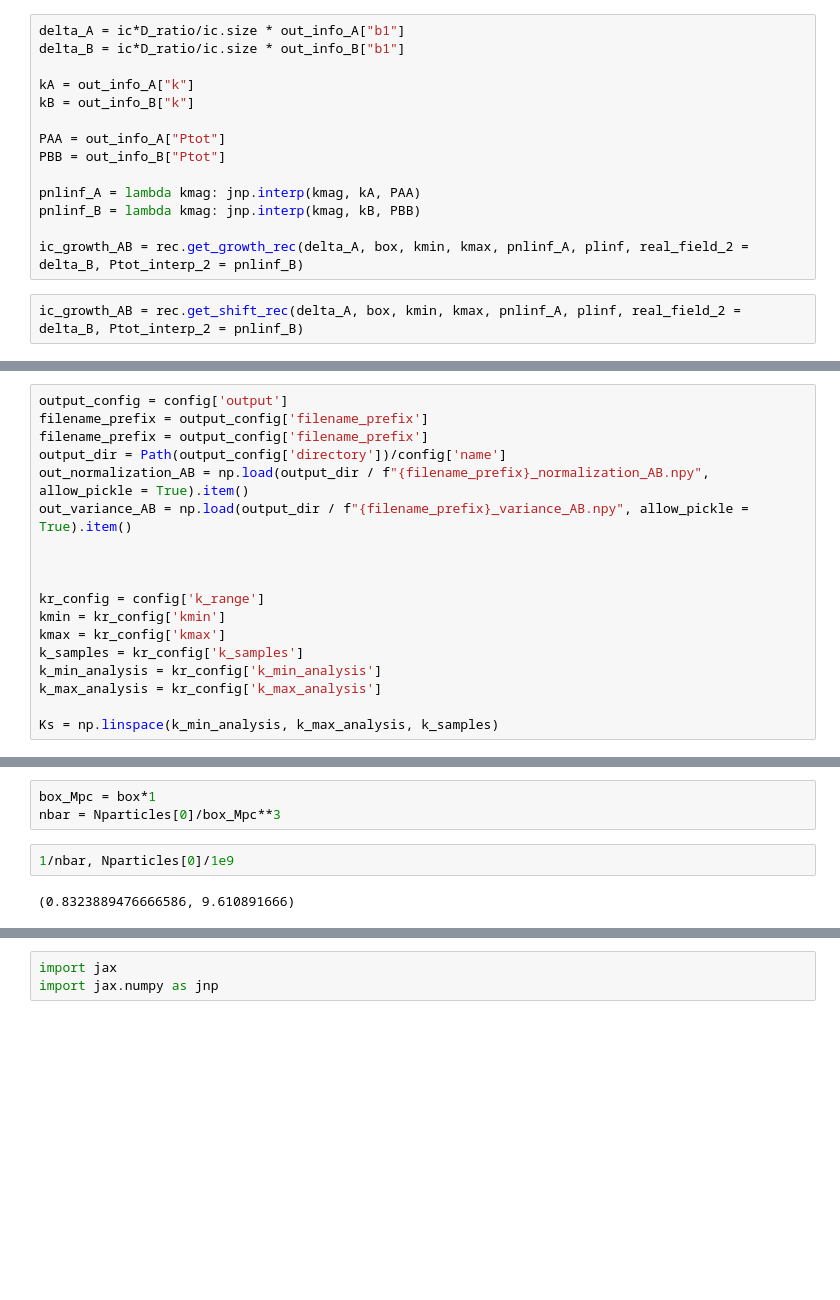
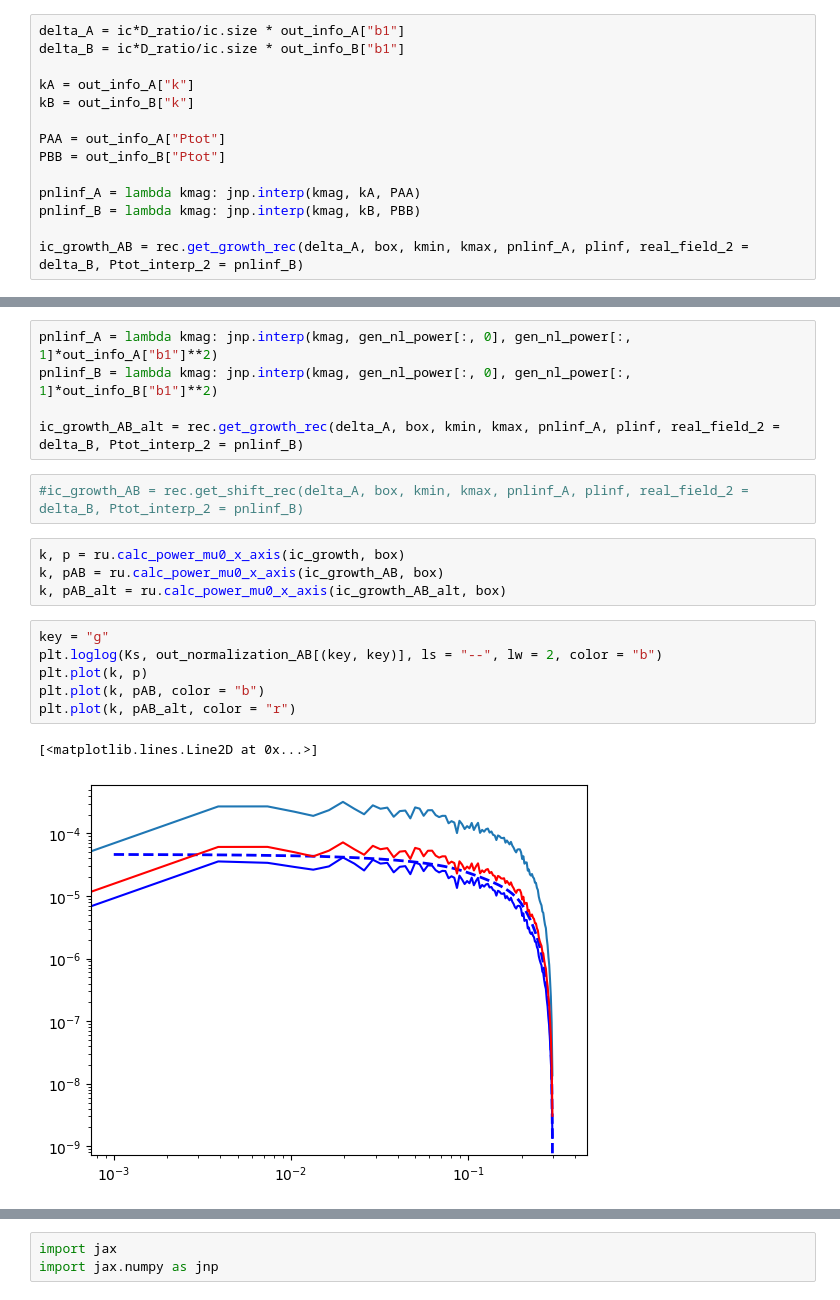
Before and after one commit to Saladino93/qeep, a Jupyter notebook: notebooks/abacus_growth_short.ipynb, the cells around one changed output, grey strips where cells are left out. Saved outputs shown, nothing was run; the diff lists cells and outputs as text; blank space fills up the shorter version.

```diff
--- a/notebooks/abacus_growth_short.ipynb
+++ b/notebooks/abacus_growth_short.ipynb
@@ -153,5 +153,3 @@ pnlinf_A = lambda kmag: jnp.interp(kmag, kA, PAA)
 pnlinf_B = lambda kmag: jnp.interp(kmag, kB, PBB)
 
 ic_growth_AB = rec.get_growth_rec(delta_A, box, kmin, kmax, pnlinf_A, plinf, real_field_2 = delta_B, Ptot_interp_2 = pnlinf_B)
-# %%
-ic_growth_AB = rec.get_shift_rec(delta_A, box, kmin, kmax, pnlinf_A, plinf, real_field_2 = delta_B, Ptot_interp_2 = pnlinf_B)
@@ -183,18 +155,0 @@ f = (
-# %%
-output_config = config['output']
-filename_prefix = output_config['filename_prefix']
-filename_prefix = output_config['filename_prefix']
-output_dir = Path(output_config['directory'])/config['name']
-out_normalization_AB = np.load(output_dir / f"{filename_prefix}_normalization_AB.npy", allow_pickle = True).item()
-out_variance_AB = np.load(output_dir / f"{filename_prefix}_variance_AB.npy", allow_pickle = True).item()
-
-
-
-kr_config = config['k_range']
-kmin = kr_config['kmin']
-kmax = kr_config['kmax']
-k_samples = kr_config['k_samples']
-k_min_analysis = kr_config['k_min_analysis']
-k_max_analysis = kr_config['k_max_analysis']
-
-Ks = np.linspace(k_min_analysis, k_max_analysis, k_samples)
@@ -731,7 +156,20 @@ box #Mpc/h
-# %%
-box_Mpc = box*1
-nbar = Nparticles[0]/box_Mpc**3
-# %%
-1/nbar, Nparticles[0]/1e9
-# %% [output]
-(0.8323889476666586, 9.610891666)
+# %%
+pnlinf_A = lambda kmag: jnp.interp(kmag, gen_nl_power[:, 0], gen_nl_power[:, 1]*out_info_A["b1"]**2)
+pnlinf_B = lambda kmag: jnp.interp(kmag, gen_nl_power[:, 0], gen_nl_power[:, 1]*out_info_B["b1"]**2)
+
+ic_growth_AB_alt = rec.get_growth_rec(delta_A, box, kmin, kmax, pnlinf_A, plinf, real_field_2 = delta_B, Ptot_interp_2 = pnlinf_B)
+# %%
+#ic_growth_AB = rec.get_shift_rec(delta_A, box, kmin, kmax, pnlinf_A, plinf, real_field_2 = delta_B, Ptot_interp_2 = pnlinf_B)
+# %%
+k, p = ru.calc_power_mu0_x_axis(ic_growth, box)
+k, pAB = ru.calc_power_mu0_x_axis(ic_growth_AB, box)
+k, pAB_alt = ru.calc_power_mu0_x_axis(ic_growth_AB_alt, box)
+# %%
+key = "g"
+plt.loglog(Ks, out_normalization_AB[(key, key)], ls = "--", lw = 2, color = "b")
+plt.plot(k, p)
+plt.plot(k, pAB, color = "b")
+plt.plot(k, pAB_alt, color = "r")
+# %% [output]
+[<matplotlib.lines.Line2D at 0x...>]
+[figure, added]
```
Also changed, not shown: parts of 61 cells of this notebook, 23 other files.
